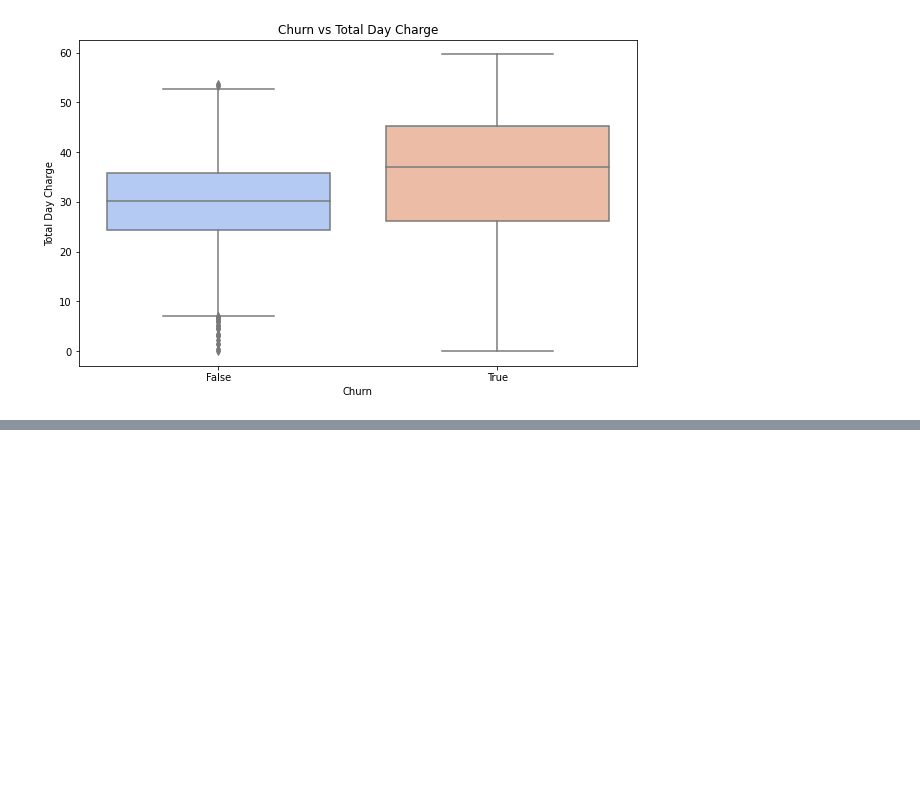
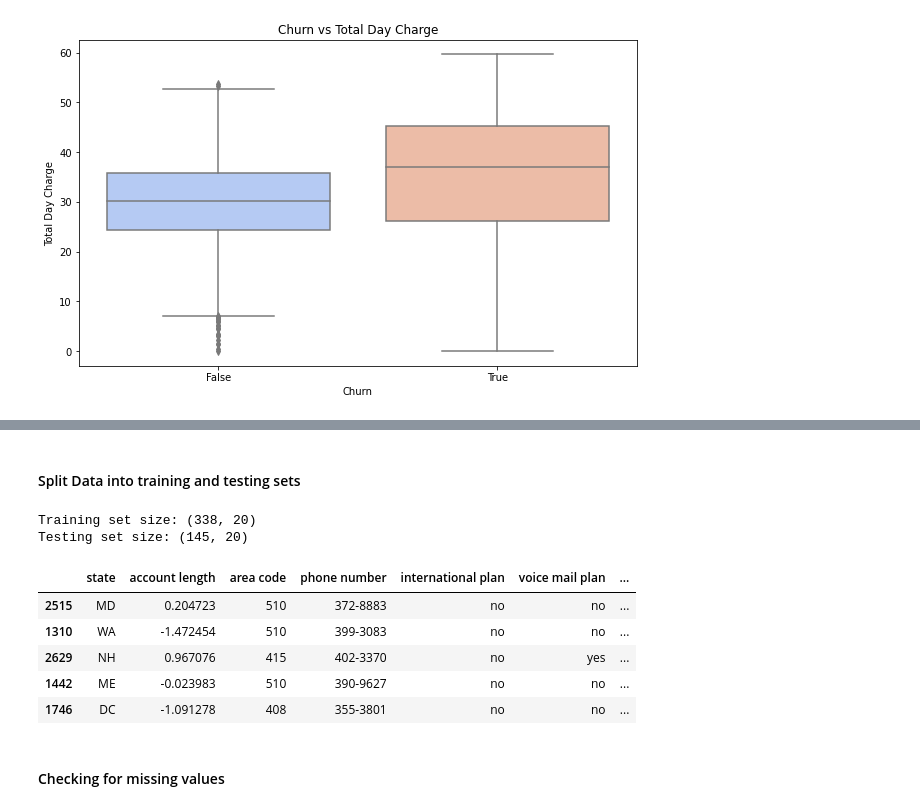
Before and after one commit to LinetLydia/Project-3, a Jupyter notebook: notebook.ipynb, the cells around one changed output, grey strips where cells are left out. Saved outputs shown, nothing was run; the diff lists cells and outputs as text; code cells hidden in the pictures; blank space fills up the shorter version.

Commit message:
Adding Data Understanding

```diff
--- a/notebook.ipynb
+++ b/notebook.ipynb
@@ -132,0 +203,41 @@ plt.show()
+# %% [markdown]
+#### Split Data into training and testing sets
+# %%
+#Define the target variable (churn) and features
+X = df_filtered.drop(columns=['churn'])
+y = df_filtered['churn'].apply(lambda x: 1 if x == 'yes' else 0)
+# %%
+#Split the dataset
+X_train, X_test, y_train, y_test = train_test_split(X, y, test_size=0.3, random_state=42, stratify=y)
+print(f"\nTraining set size: {X_train.shape}")
+print(f"Testing set size: {X_test.shape}")
+# %% [output]
+Training set size: (338, 20)
+Testing set size: (145, 20)
+# %%
+#Identify numeric columns to scale
+numeric_columns = ['account length', 'total day minutes', 'total day calls', 'total day charge',
+                   'total eve minutes', 'total eve calls', 'total eve charge',
+                   'total night minutes', 'total night calls', 'total night charge',
+                   'total intl minutes', 'total intl calls', 'total intl charge',
+                   'customer service calls']
+
+#Create copies of the DataFrames to avoid SettingWithCopyWarning
+X_train_copy = X_train.copy()
+X_test_copy = X_test.copy()
+
+scaler = StandardScaler()
+X_train_copy.loc[:, numeric_columns] = scaler.fit_transform(X_train_copy[numeric_columns])
+X_test_copy.loc[:, numeric_columns] = scaler.transform(X_test_copy[numeric_columns])
+
+#Display the first few rows of the scaled training data
+X_train_copy.head()
+# %% [output]
+|  | state | account length | area code | phone number | international plan | voice mail plan | ... |
+| 2515 | MD | 0.204723 | 510 | 372-8883 | no | no | ... |
+| 1310 | WA | -1.472454 | 510 | 399-3083 | no | no | ... |
+| 2629 | NH | 0.967076 | 415 | 402-3370 | no | yes | ... |
+| 1442 | ME | -0.023983 | 510 | 390-9627 | no | no | ... |
+| 1746 | DC | -1.091278 | 408 | 355-3801 | no | no | ... |
+# %% [markdown]
+#### Checking for missing values
```
Also changed, not shown: parts of 17 cells of this notebook.
